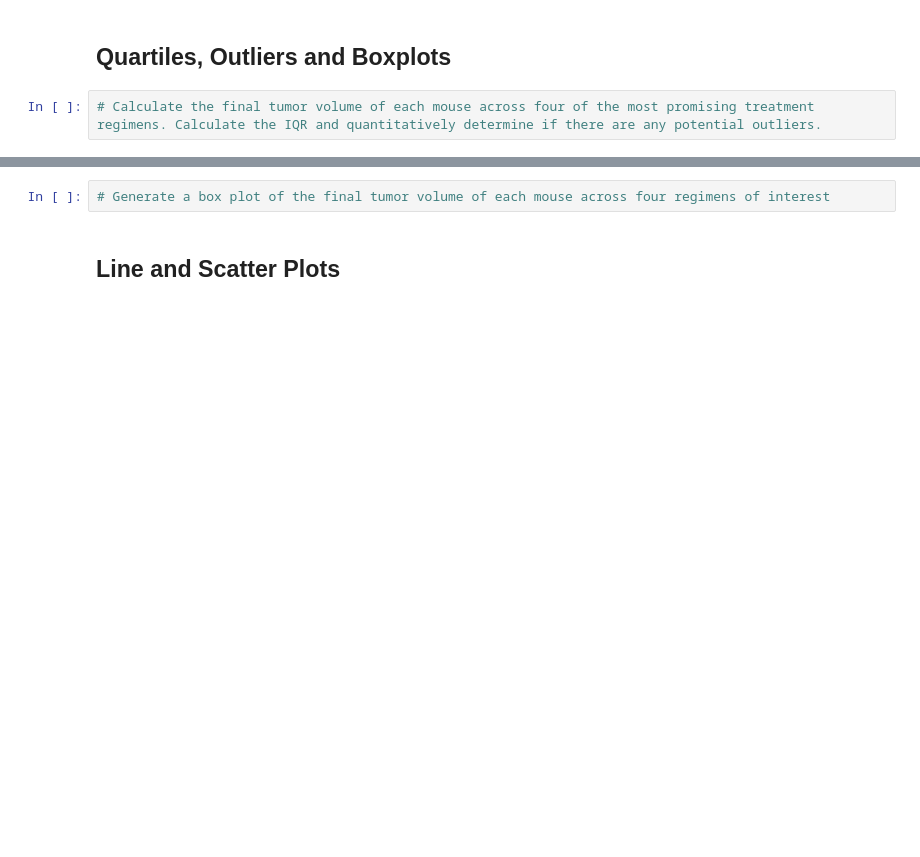
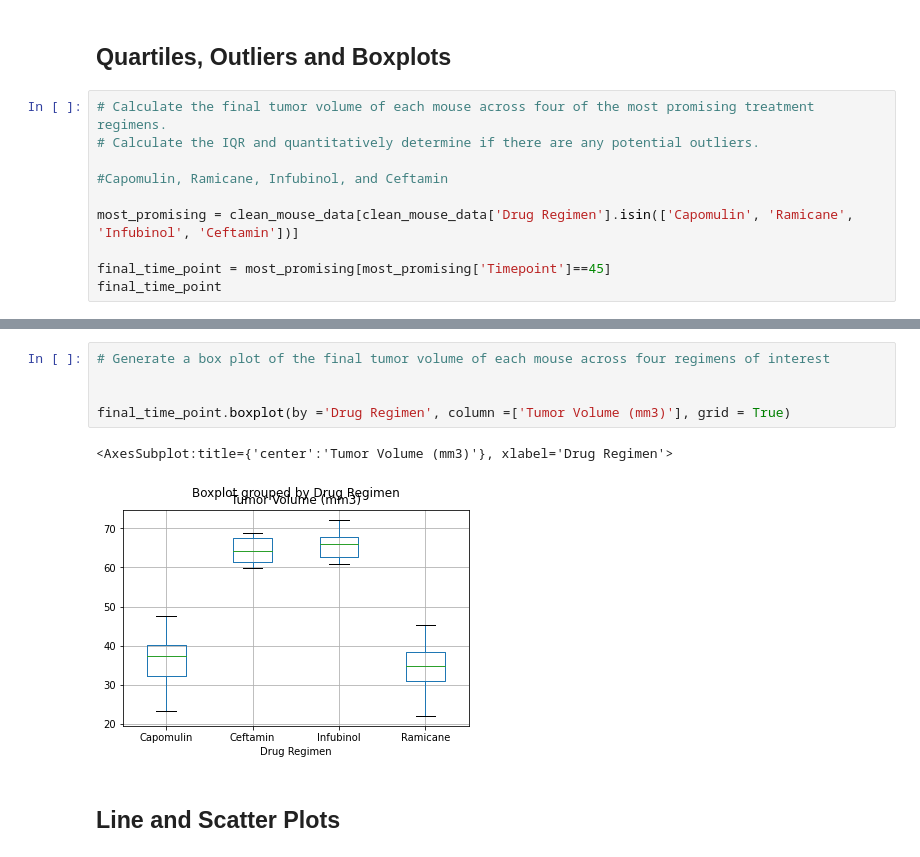
Before and after one commit to kaceejian/Matplotlib-Assignment, a Jupyter notebook: Pymaceuticals/pymaceuticals_starter.ipynb, the cells around one changed output, grey strips where cells are left out. Drawn from its saved outputs; the diff is of its cells as text; blank space fills up the shorter version.

```diff
--- a/Pymaceuticals/pymaceuticals_starter.ipynb
+++ b/Pymaceuticals/pymaceuticals_starter.ipynb
@@ -377,4 +393,12 @@ plt.show()
 # %% [markdown]
 ## Quartiles, Outliers and Boxplots
 # %%
-# Calculate the final tumor volume of each mouse across four of the most promising treatment regimens. Calculate the IQR and quantitatively determine if there are any potential outliers.
+# Calculate the final tumor volume of each mouse across four of the most promising treatment regimens.
+# Calculate the IQR and quantitatively determine if there are any potential outliers.
+
+#Capomulin, Ramicane, Infubinol, and Ceftamin
+
+most_promising = clean_mouse_data[clean_mouse_data['Drug Regimen'].isin(['Capomulin', 'Ramicane', 'Infubinol', 'Ceftamin'])]
+
+final_time_point = most_promising[most_promising['Timepoint']==45]
+final_time_point
@@ -381,5 +450,11 @@ plt.show()
 # %%
 # Generate a box plot of the final tumor volume of each mouse across four regimens of interest
+
+
+final_time_point.boxplot(by ='Drug Regimen', column =['Tumor Volume (mm3)'], grid = True)
+# %% [output]
+<AxesSubplot:title={'center':'Tumor Volume (mm3)'}, xlabel='Drug Regimen'>
+[figure, added]
 # %% [markdown]
 ## Line and Scatter Plots
 # %%
```
Also changed, not shown: parts of 11 cells of this notebook.
